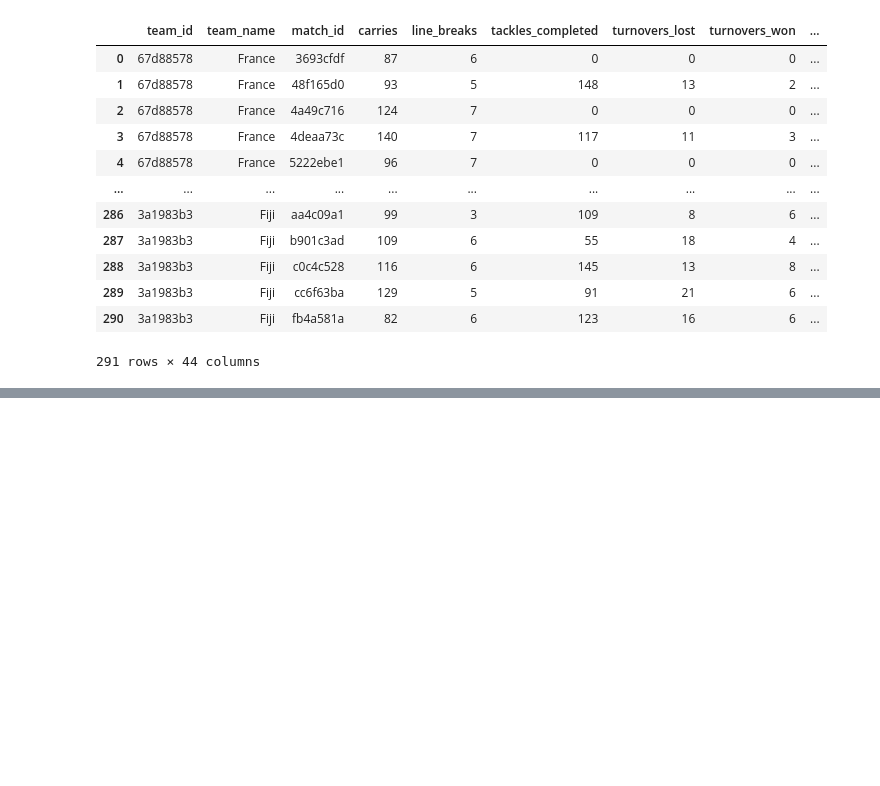
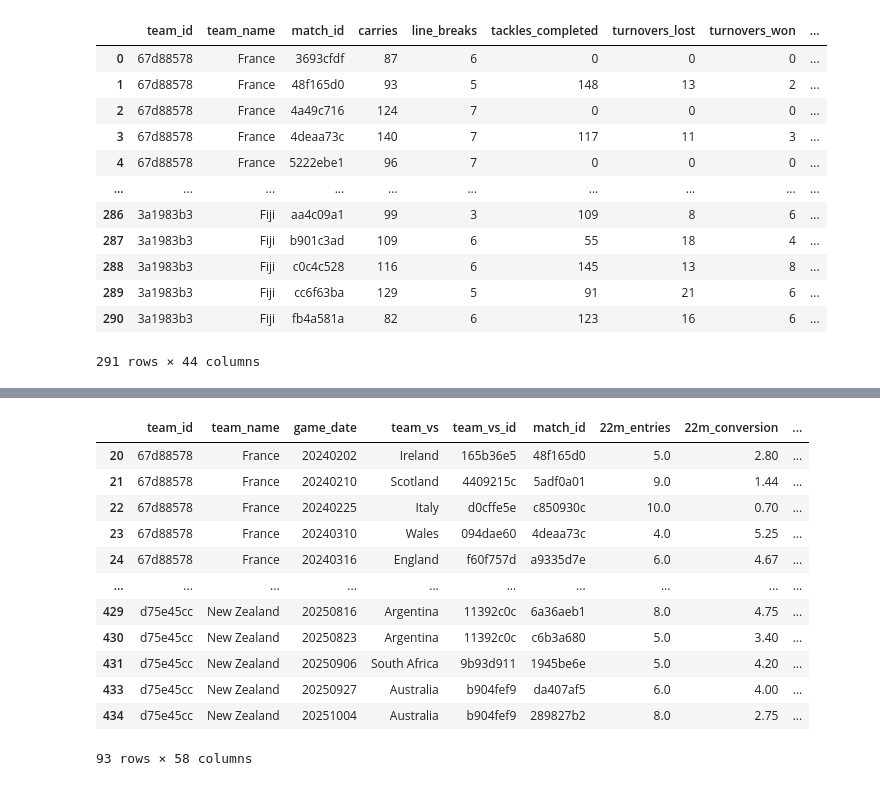
Before and after one commit to mycycler22/ghost_of_eden_park, a Jupyter notebook: analysis.ipynb, the cells around one changed output, grey strips where cells are left out. Saved outputs shown, nothing was run; the diff lists cells and outputs as text; code cells hidden in the pictures; blank space fills up the shorter version.

```diff
--- a/analysis.ipynb
+++ b/analysis.ipynb
@@ -113,0 +129,21 @@ team_stats = team_stats[['team_id', 'team', 'game_date', 'team_vs', 'team_vs_id'
+# %%
+model_set_copy = potential_model_set
+
+
+all_stats_present = model_set_copy.dropna()
+
+all_stats_present
+# %% [output]
+|  | team_id | team_name | game_date | team_vs | team_vs_id | match_id | 22m_entries | 22m_conversion | ... |
+| 20 | 67d88578 | France | 20240202 | Ireland | 165b36e5 | 48f165d0 | 5.0 | 2.80 | ... |
+| 21 | 67d88578 | France | 20240210 | Scotland | 4409215c | 5adf0a01 | 9.0 | 1.44 | ... |
+| 22 | 67d88578 | France | 20240225 | Italy | d0cffe5e | c850930c | 10.0 | 0.70 | ... |
+| 23 | 67d88578 | France | 20240310 | Wales | 094dae60 | 4deaa73c | 4.0 | 5.25 | ... |
+| 24 | 67d88578 | France | 20240316 | England | f60f757d | a9335d7e | 6.0 | 4.67 | ... |
+| ... | ... | ... | ... | ... | ... | ... | ... | ... | ... |
+| 429 | d75e45cc | New Zealand | 20250816 | Argentina | 11392c0c | 6a36aeb1 | 8.0 | 4.75 | ... |
+| 430 | d75e45cc | New Zealand | 20250823 | Argentina | 11392c0c | c6b3a680 | 5.0 | 3.40 | ... |
+| 431 | d75e45cc | New Zealand | 20250906 | South Africa | 9b93d911 | 1945be6e | 5.0 | 4.20 | ... |
+| 433 | d75e45cc | New Zealand | 20250927 | Australia | b904fef9 | da407af5 | 6.0 | 4.00 | ... |
+| 434 | d75e45cc | New Zealand | 20251004 | Australia | b904fef9 | 289827b2 | 8.0 | 2.75 | ... |
+93 rows × 58 columns
```
Also changed, not shown: parts of 8 cells of this notebook.
